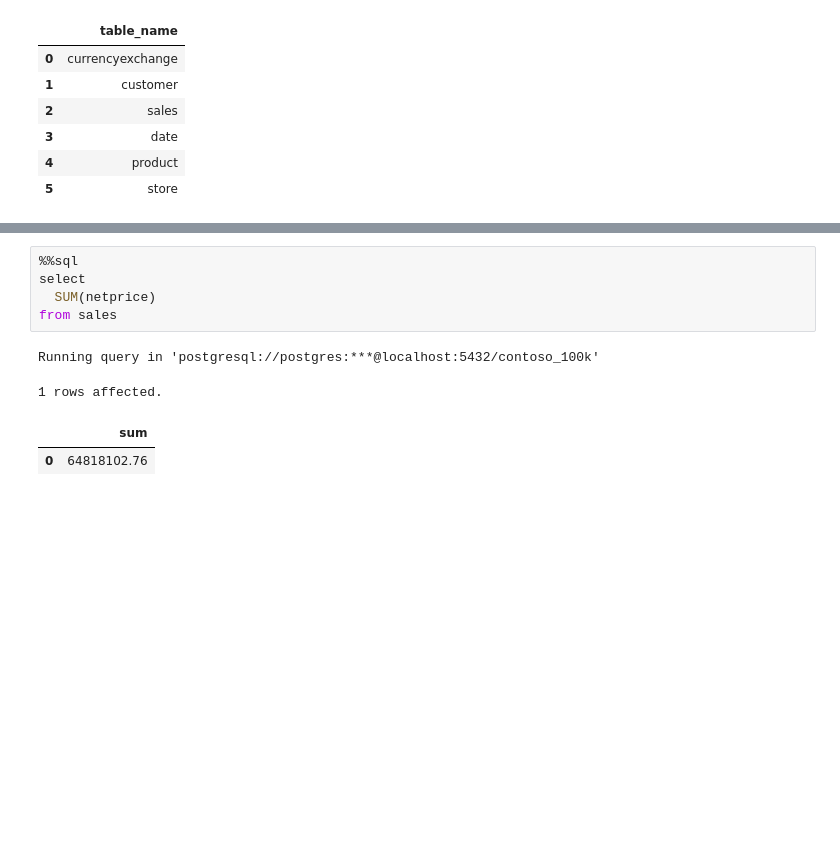
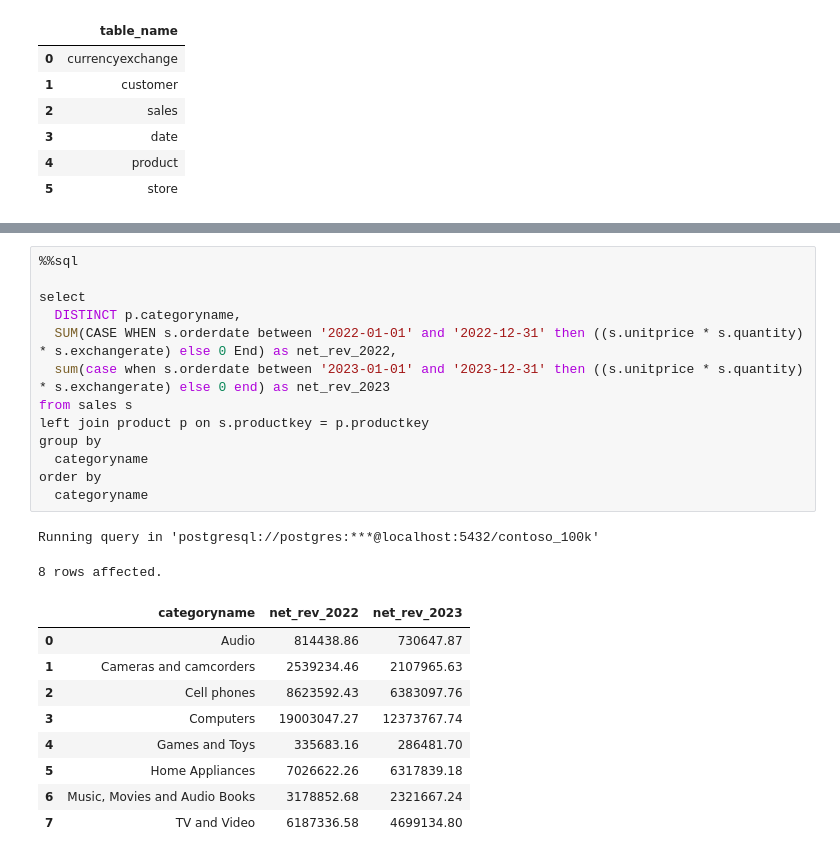
Before and after one commit to NajmulGit/VS_Code_SQL, a Jupyter notebook: Resources/Blank_SQL_Notebook.ipynb, the cells around one changed output, grey strips where cells are left out. Drawn from its saved outputs; the diff is of its cells as text; blank space fills up the shorter version.

```diff
--- a/Resources/Blank_SQL_Notebook.ipynb
+++ b/Resources/Blank_SQL_Notebook.ipynb
@@ -198,10 +153,25 @@ Running query in 'postgresql://postgres:***@localhost:5432/contoso_100k'
-# %%
-%%sql
-select
-  SUM(netprice)
-from sales
-# %% [output]
-Running query in 'postgresql://postgres:***@localhost:5432/contoso_100k'
-1 rows affected.
-|  | sum |
-| 0 | 64818102.76 |
+# %%
+%%sql
+
+select
+  DISTINCT p.categoryname,
+  SUM(CASE WHEN s.orderdate between '2022-01-01' and '2022-12-31' then ((s.unitprice * s.quantity) * s.exchangerate) else 0 End) as net_rev_2022,
+  sum(case when s.orderdate between '2023-01-01' and '2023-12-31' then ((s.unitprice * s.quantity) * s.exchangerate) else 0 end) as net_rev_2023
+from sales s
+left join product p on s.productkey = p.productkey
+group by
+  categoryname
+order by
+  categoryname
+# %% [output]
+Running query in 'postgresql://postgres:***@localhost:5432/contoso_100k'
+8 rows affected.
+|  | categoryname | net_rev_2022 | net_rev_2023 |
+| 0 | Audio | 814438.86 | 730647.87 |
+| 1 | Cameras and camcorders | 2539234.46 | 2107965.63 |
+| 2 | Cell phones | 8623592.43 | 6383097.76 |
+| 3 | Computers | 19003047.27 | 12373767.74 |
+| 4 | Games and Toys | 335683.16 | 286481.70 |
+| 5 | Home Appliances | 7026622.26 | 6317839.18 |
+| 6 | Music, Movies and Audio Books | 3178852.68 | 2321667.24 |
+| 7 | TV and Video | 6187336.58 | 4699134.80 |
```
Also changed, not shown: parts of 2 cells of this notebook.
